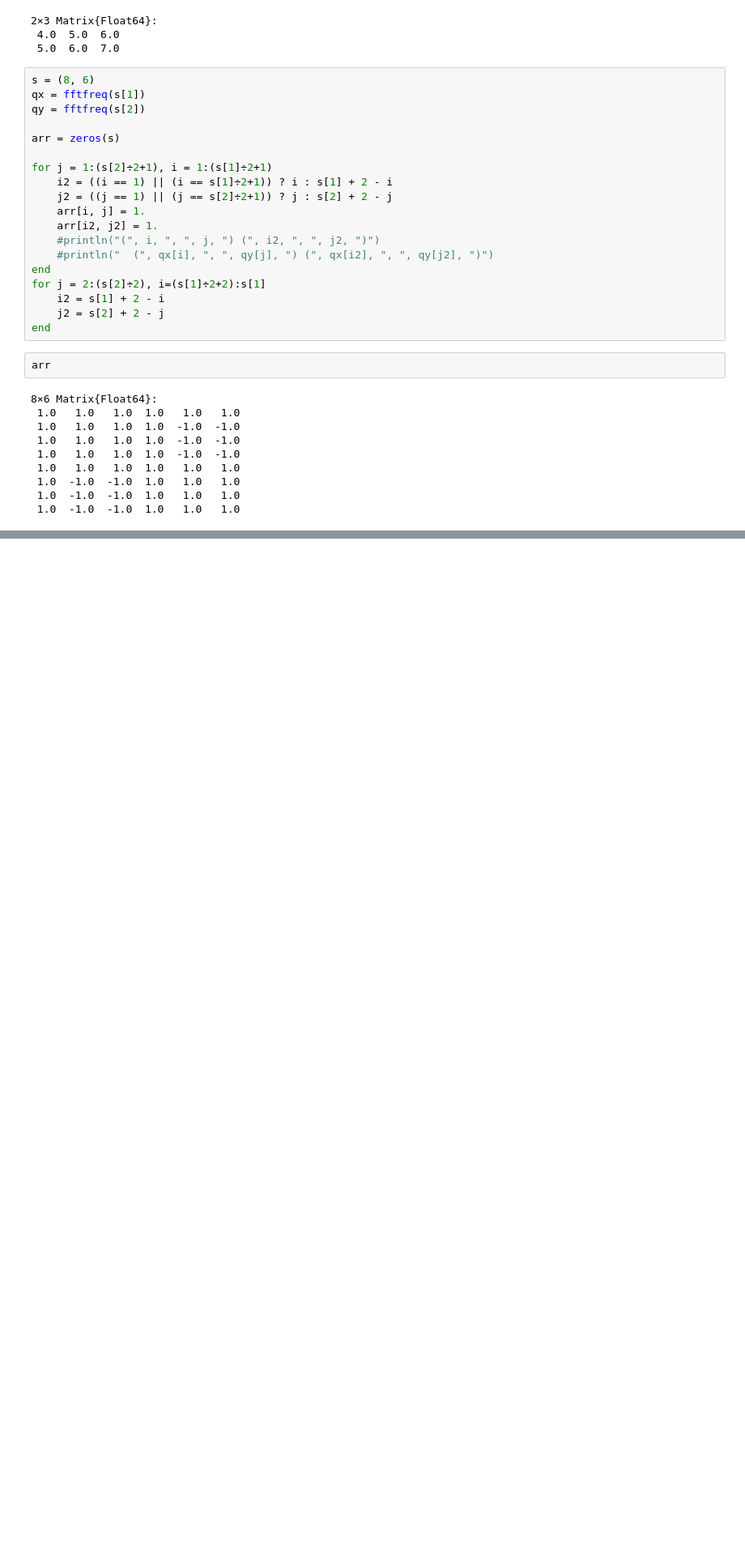
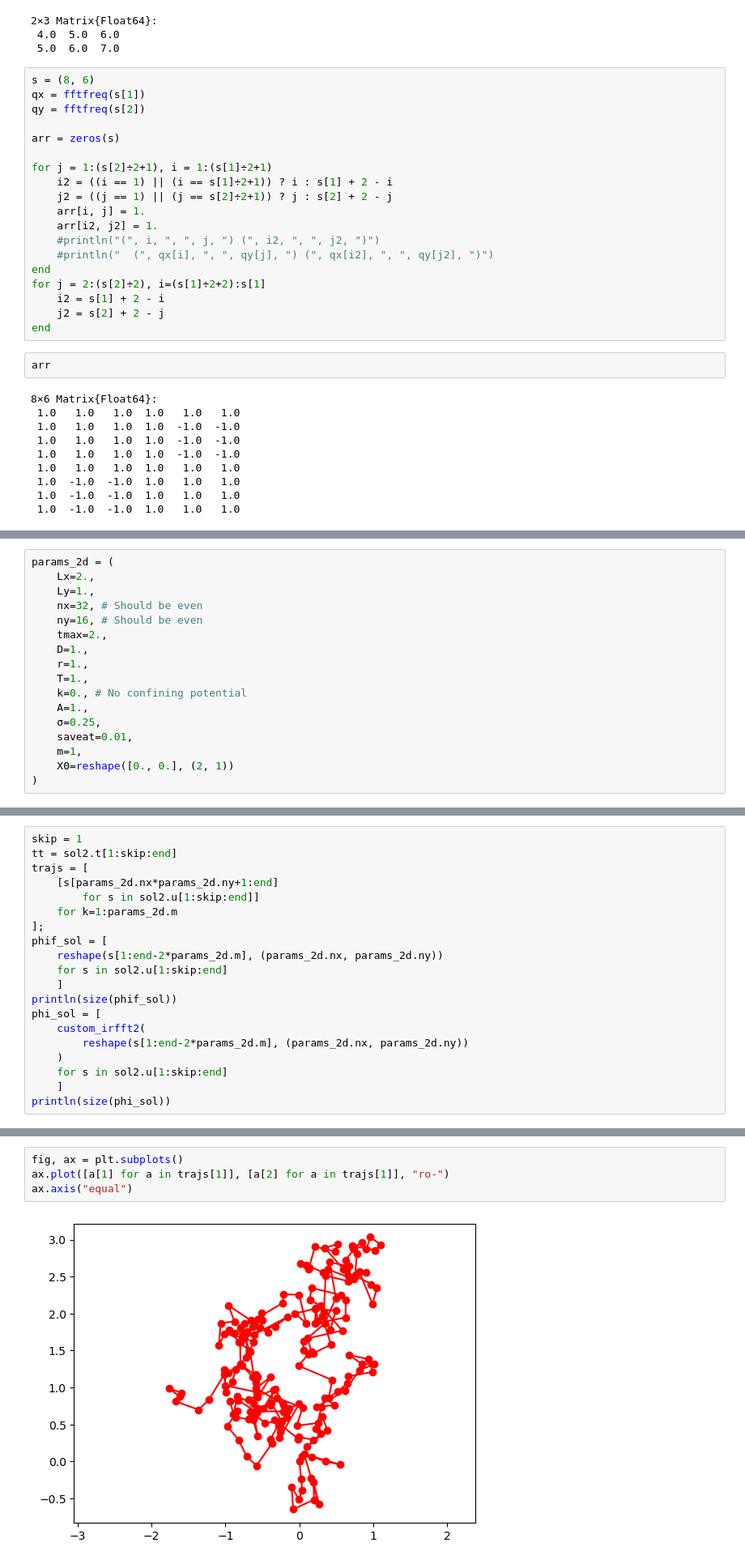
Before and after one commit to stykoo/GaussianField, a Jupyter notebook: GaussianFieldParticle.ipynb, the cells around one changed output, grey strips where cells are left out. Shown: that part at 81% size. Saved outputs shown, nothing was run; the diff lists cells and outputs as text; blank space fills up the shorter version.

```diff
--- a/GaussianFieldParticle.ipynb
+++ b/GaussianFieldParticle.ipynb
@@ -171,0 +178,17 @@ arr
+# %%
+params_2d = (
+    Lx=2.,
+    Ly=1.,
+    nx=32, # Should be even
+    ny=16, # Should be even
+    tmax=2.,
+    D=1.,
+    r=1.,
+    T=1.,
+    k=0., # No confining potential
+    A=1.,
+    σ=0.25,
+    saveat=0.01,
+    m=1,
+    X0=reshape([0., 0.], (2, 1))
+)
@@ -171,0 +206,20 @@ arr
+# %%
+skip = 1
+tt = sol2.t[1:skip:end]
+trajs = [
+    [s[params_2d.nx*params_2d.ny+1:end]
+        for s in sol2.u[1:skip:end]]
+    for k=1:params_2d.m
+];
+phif_sol = [
+    reshape(s[1:end-2*params_2d.m], (params_2d.nx, params_2d.ny))
+    for s in sol2.u[1:skip:end]
+    ]
+println(size(phif_sol))
+phi_sol = [
+    custom_irfft2(
+        reshape(s[1:end-2*params_2d.m], (params_2d.nx, params_2d.ny))
+    )
+    for s in sol2.u[1:skip:end]
+    ]
+println(size(phi_sol))
@@ -171,0 +229,6 @@ arr
+# %%
+fig, ax = plt.subplots()
+ax.plot([a[1] for a in trajs[1]], [a[2] for a in trajs[1]], "ro-")
+ax.axis("equal")
+# %% [output]
+[figure, added]
```
Also changed, not shown: parts of 11 cells of this notebook, 2 other files.
